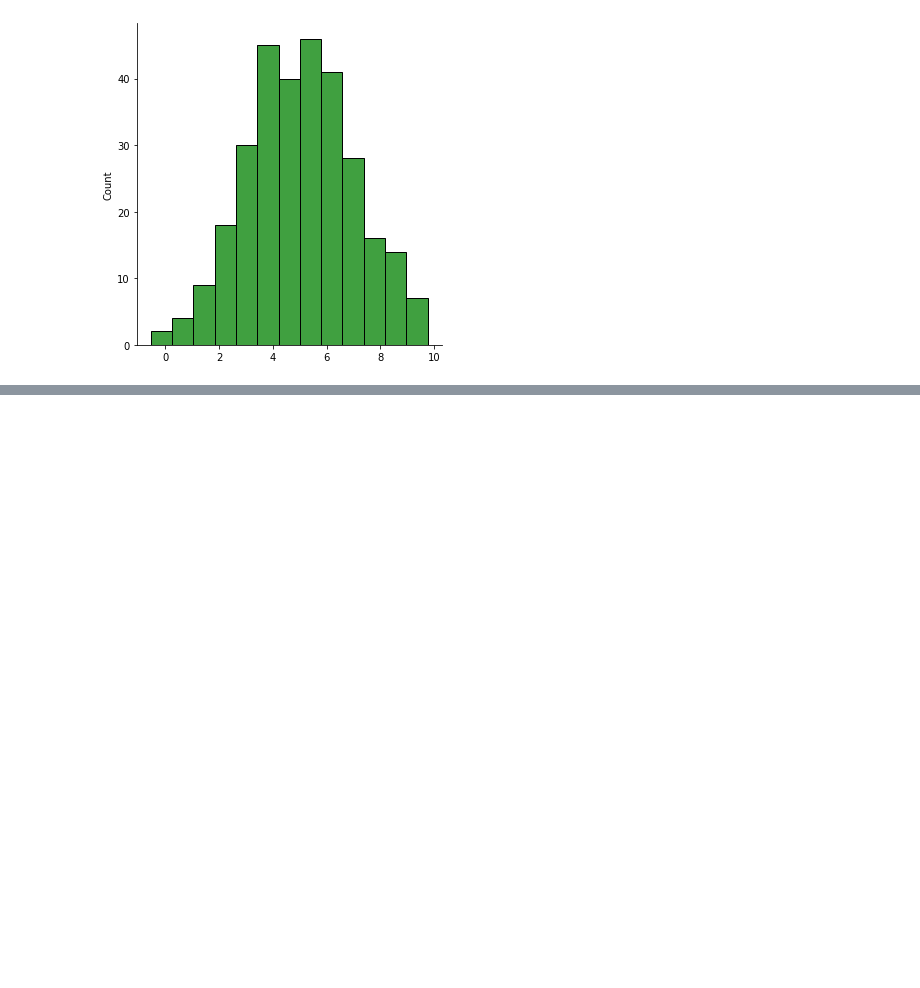
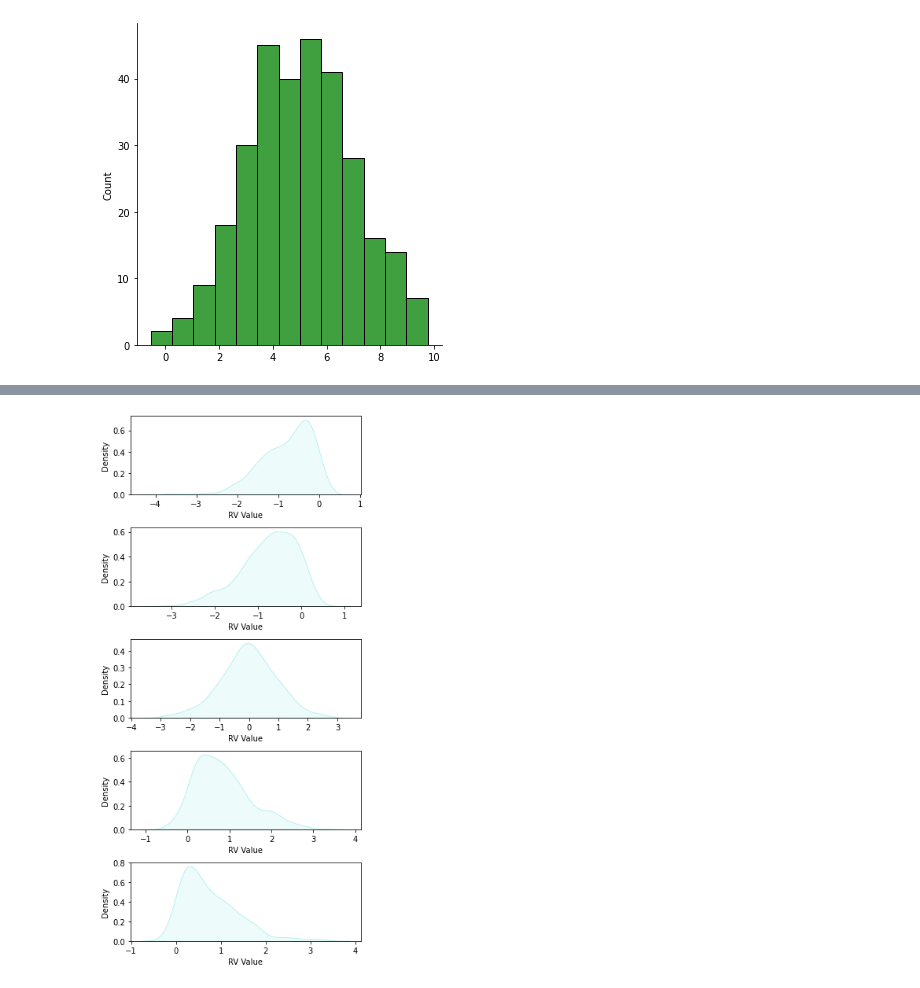
Before and after one commit to everwitt7/66-Days-of-Data, a Jupyter notebook: prob_vis.ipynb, the cells around one changed output, grey strips where cells are left out. Cells and saved outputs as stored; diff of their text form; code cells hidden in the pictures; blank space fills up the shorter version.

```diff
--- a/prob_vis.ipynb
+++ b/prob_vis.ipynb
@@ -76,0 +117,17 @@ sns.displot(x=x, y=y, kind='kde')
+# %%
+#lets look at some colors and choose one that looks nice! I like the ice blue
+sns.color_palette("pastel")
+ice_blue = sns.color_palette("pastel")[-1]
+# %%
+#what if we start at negative skew, then go to positive skew and see how the visual changes?
+f, axs = plt.subplots(nrows=5, ncols=1, figsize=(5, 10))
+skew_vals = [-8, -4, 0, 4, 8]
+
+for i, v in enumerate(skew_vals):
+    data = skewnorm.rvs(a=v, size=500)
+    sns.kdeplot(data=data, ax=axs[i], shade=True, color=ice_blue)
+    axs[i].set_xlabel(xlabel='RV Value')
+
+f.tight_layout()
+# %% [output]
+[figure, added]
```
Also changed, not shown: parts of 21 cells of this notebook, 1 other file.
